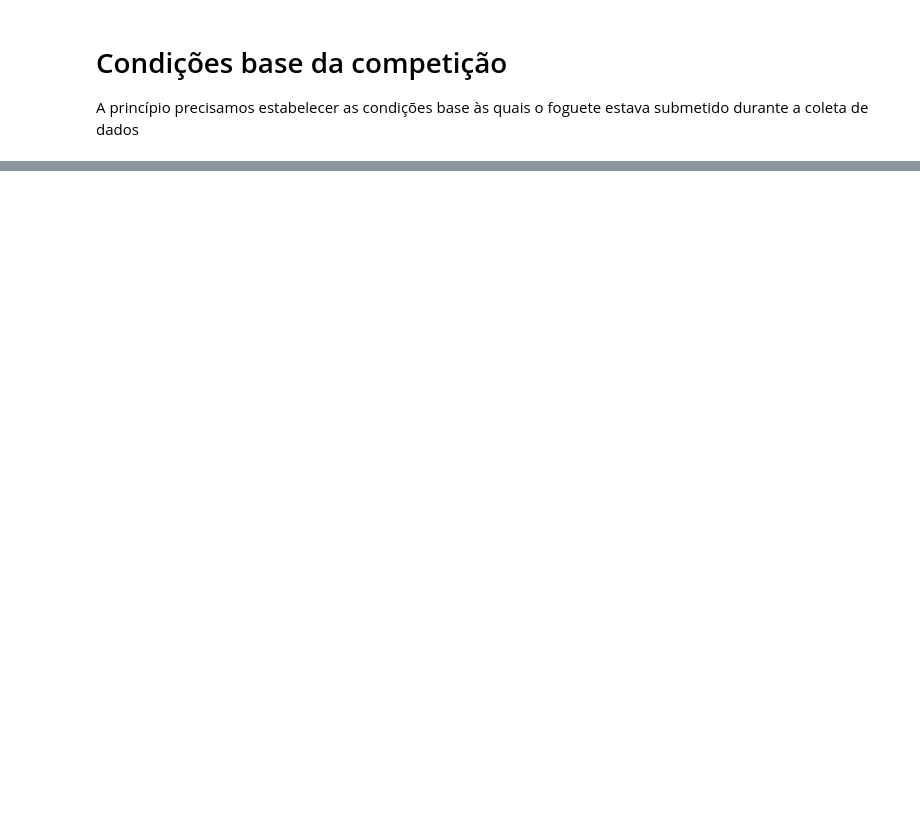
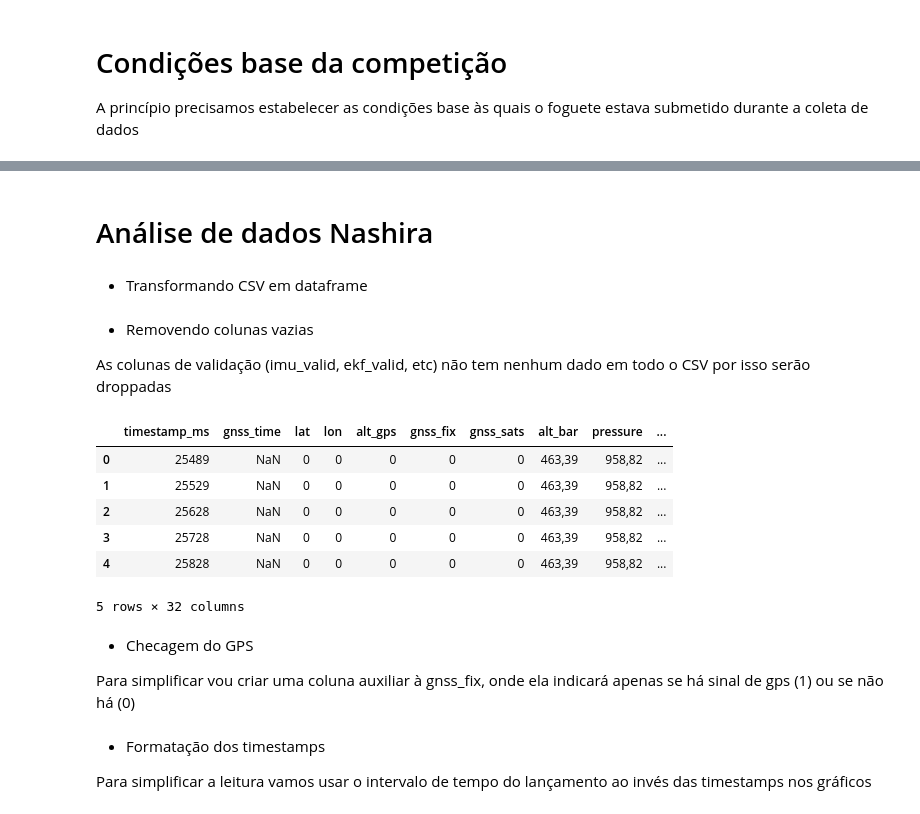
Before and after one commit to EnzoBat17/Analise-de-Dados-NASHIRA---EPTA, a Jupyter notebook: Analise de Dados NASHIRA.ipynb, the cells around one changed output, grey strips where cells are left out. Cells and saved outputs as stored; diff of their text form; code cells hidden in the pictures; blank space fills up the shorter version.

```diff
--- a/Analise de Dados NASHIRA.ipynb
+++ b/Analise de Dados NASHIRA.ipynb
@@ -23,3 +23,5 @@ Foi obitido a seguinte altitude média na região de lançamento em relação ao
     Altitude: 490m
 
 ![Mapa topológico - Sugarcane Launch Range - Lacanga - SP.png](<attachment:Mapa topológico - Sugarcane Launch Range - Lacanga - SP.png>)
+# %% [markdown]
+# Análise de dados Nashira
@@ -25,0 +32,2 @@ Foi obitido a seguinte altitude média na região de lançamento em relação ao
+# %% [markdown]
+- Transformando CSV em dataframe
@@ -25,0 +41,23 @@ Foi obitido a seguinte altitude média na região de lançamento em relação ao
+# %% [markdown]
+- Removendo colunas vazias
+
+As colunas de validação (imu_valid, ekf_valid, etc) não tem nenhum dado em todo o CSV por isso serão droppadas
+# %%
+colunas_para_checar = df.columns[32:37] #vamos ver se as colunas da 32 à 37 estão totalmente vazias
+for col in colunas_para_checar:
+    if df[col].isna().all():
+        df = df.drop(columns=col,axis= "columns") #se estiverem vazias droppa as colunas
+
+df.head()
+# %% [output]
+|  | timestamp_ms | gnss_time | lat | lon | alt_gps | gnss_fix | gnss_sats | alt_bar | pressure | ... |
+| 0 | 25489 | NaN | 0 | 0 | 0 | 0 | 0 | 463,39 | 958,82 | ... |
+| 1 | 25529 | NaN | 0 | 0 | 0 | 0 | 0 | 463,39 | 958,82 | ... |
+| 2 | 25628 | NaN | 0 | 0 | 0 | 0 | 0 | 463,39 | 958,82 | ... |
+| 3 | 25728 | NaN | 0 | 0 | 0 | 0 | 0 | 463,39 | 958,82 | ... |
+| 4 | 25828 | NaN | 0 | 0 | 0 | 0 | 0 | 463,39 | 958,82 | ... |
+5 rows × 32 columns
+# %% [markdown]
+- Checagem do GPS
+
+Para simplificar vou criar uma coluna auxiliar à gnss_fix, onde ela indicará apenas se há sinal de gps (1) ou se não há (0)
@@ -25,0 +66,4 @@ Foi obitido a seguinte altitude média na região de lançamento em relação ao
+# %% [markdown]
+- Formatação dos timestamps
+
+Para simplificar a leitura vamos usar o intervalo de tempo do lançamento ao invés das timestamps nos gráficos
```
Also changed, not shown: parts of 7 cells of this notebook.
